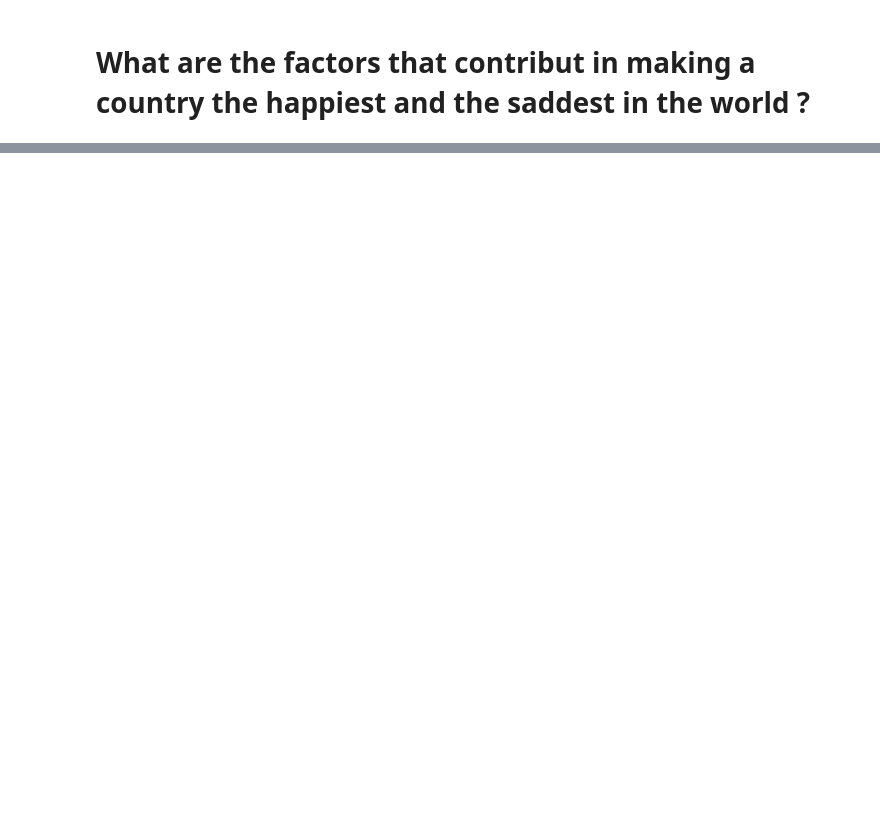
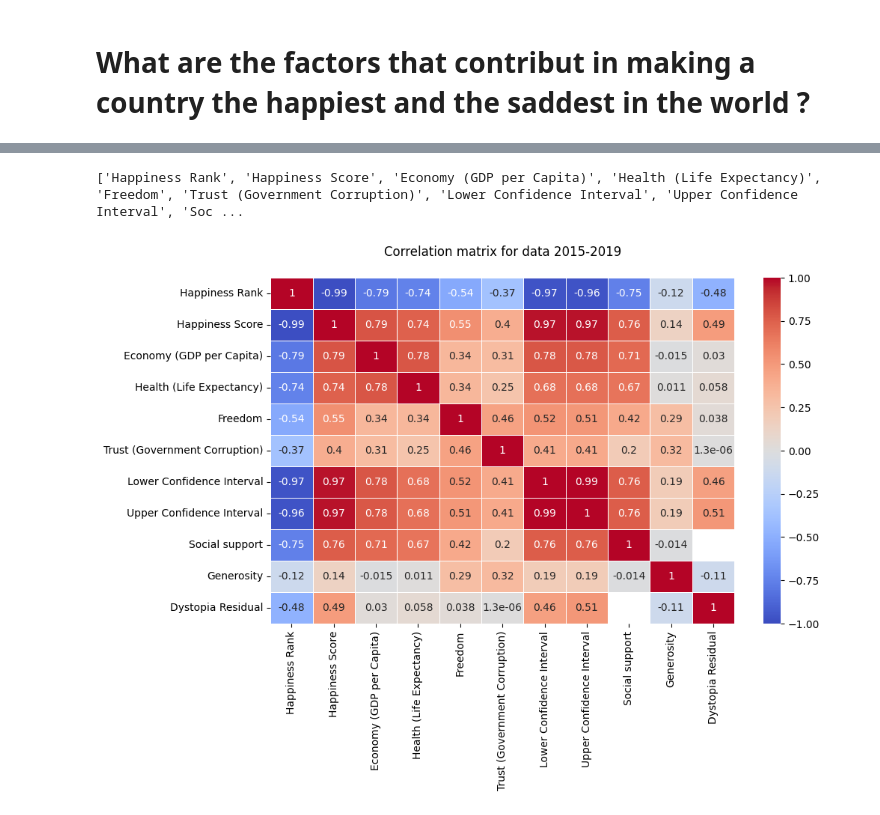
Before and after one commit to Rahifhiba/World-happiness-Report, a Jupyter notebook: data_study.ipynb, the cells around one changed output, grey strips where cells are left out. Cells and saved outputs as stored; diff of their text form; code cells hidden in the pictures; blank space fills up the shorter version.

```diff
--- a/data_study.ipynb
+++ b/data_study.ipynb
@@ -116,0 +350,4 @@ heatmap(df_19, "2019")
+# %%
+# combine all dataframes
+
+df_combined = pd.concat([df_15, df_16, df_17, df_18, df_19], ignore_index=True)
@@ -116,0 +403,13 @@ heatmap(df_19, "2019")
+# %%
+df_tot = df_combined[['Country',
+                    'Year',
+                    'Happiness Rank',
+                    'Happiness Score',
+                    'Economy (GDP per Capita)',
+                    'Health (Life Expectancy)',
+                    'Freedom',
+                    'Trust (Government Corruption)',
+                    'Lower Confidence Interval',
+                    'Upper Confidence Interval',
+                    'Generosity',
+                    'Dystopia Residual']]
@@ -116,0 +460,13 @@ heatmap(df_19, "2019")
+# %%
+valid_col = []
+for c in df_tot.columns:
+    if not pd.api.types.is_object_dtype(df_tot[c]) and c != 'Year':
+        valid_col.append(c)
+print(valid_col)
+plt.figure(figsize=(10, 6))
+sns.heatmap(df_tot[valid_col].corr(), annot=True, cmap='coolwarm', linewidths=0.5, vmin=-1, vmax=1)
+plt.title(f'Correlation matrix for data 2015-2019\n')
+plt.show()
+# %% [output]
+['Happiness Rank', 'Happiness Score', 'Economy (GDP per Capita)', 'Health (Life Expectancy)', 'Freedom', 'Trust (Government Corruption)', 'Lower Confidence Interval', 'Upper Confidence Interval', 'Soc ...
+[figure, added]
```
Also changed, not shown: parts of 39 cells of this notebook.
